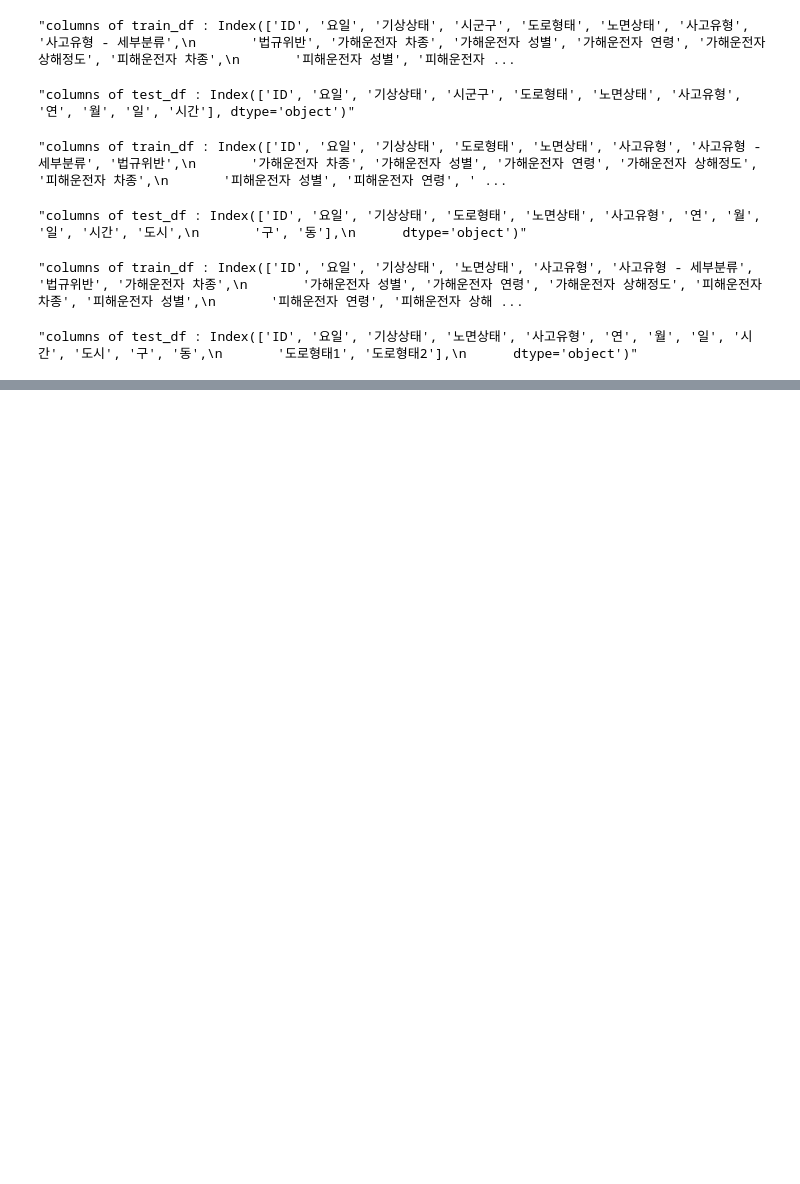
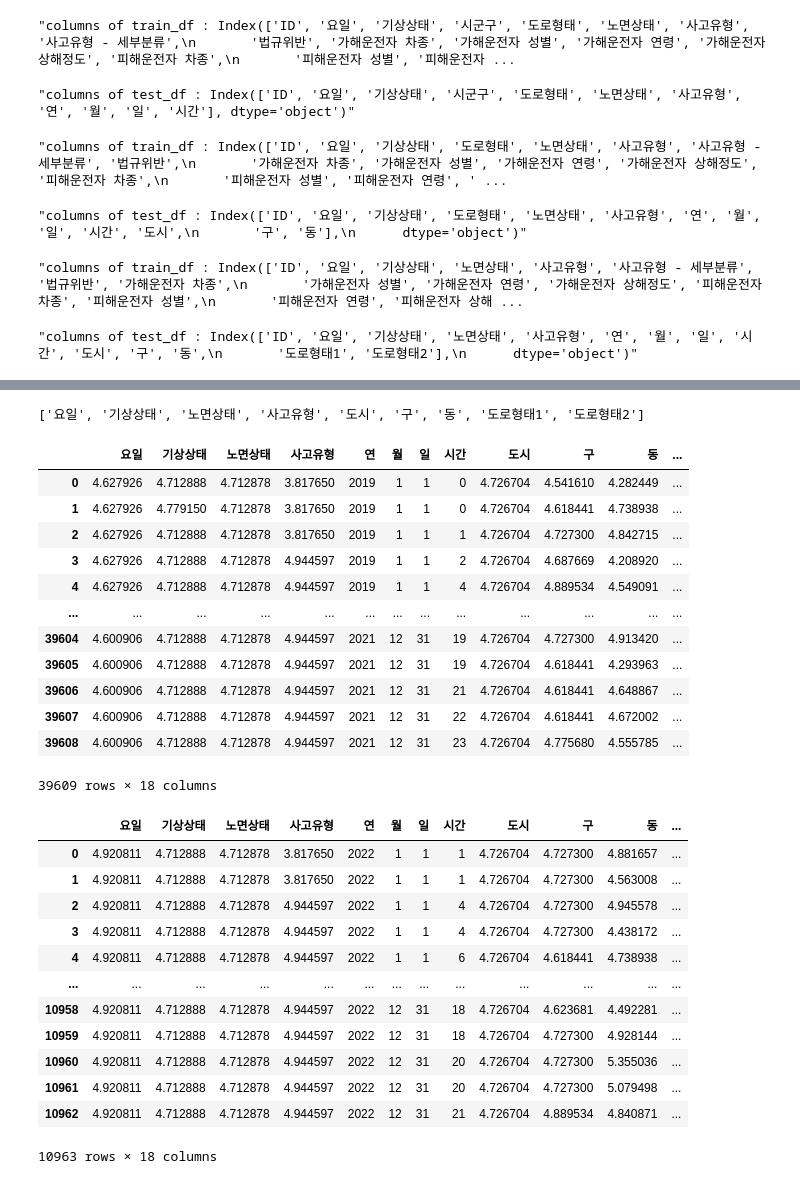
Before and after one commit to wonjinmon/dacon_daegu, a Jupyter notebook: EDA.ipynb, the cells around one changed output, grey strips where cells are left out. Drawn from its saved outputs; the diff is of its cells as text; code cells hidden in the pictures; blank space fills up the shorter version.

Commit message:
modified df

```diff
--- a/EDA.ipynb
+++ b/EDA.ipynb
@@ -122,0 +75,3 @@ test_df.to_csv('data/modified_test.csv')
+# %%
+train_df =pd.read_csv('data/modified_train.csv')
+test_df = pd.read_csv('data/modified_test.csv')
@@ -122,0 +119,16 @@ test_df.to_csv('data/modified_test.csv')
+# %%
+# 없는 값 평균으로 채우기
+
+train_df['cnt'] = train_df['cnt'].fillna(train_df['cnt'].mean())
+train_df['설치개수'] = train_df['설치개수'].fillna(train_df['설치개수'].mean())
+
+train_df['급지구분_1'] = train_df['급지구분_1'].fillna(train_df['급지구분_1'].mean())
+train_df['급지구분_2'] = train_df['급지구분_2'].fillna(train_df['급지구분_2'].mean())
+train_df['급지구분_3'] = train_df['급지구분_3'].fillna(train_df['급지구분_3'].mean())
+
+test_df['cnt'] = test_df['cnt'].fillna(test_df['cnt'].mean())
+test_df['설치개수'] = test_df['설치개수'].fillna(test_df['설치개수'].mean())
+
+test_df['급지구분_1'] = test_df['급지구분_1'].fillna(test_df['급지구분_1'].mean())
+test_df['급지구분_2'] = test_df['급지구분_2'].fillna(test_df['급지구분_2'].mean())
+test_df['급지구분_3'] = test_df['급지구분_3'].fillna(test_df['급지구분_3'].mean())
@@ -122,0 +138,51 @@ test_df.to_csv('data/modified_test.csv')
+# %%
+test_x = test_df.drop(columns=['ID']).copy()
+train_x = train_df[test_x.columns].copy()
+train_y = train_df['ECLO'].copy()
+# %%
+from category_encoders.target_encoder import TargetEncoder
+
+# 타겟인코딩 진행
+categorical_features = list(train_x.dtypes[train_x.dtypes == "object"].index)
+# 추출된 문자열 변수 확인
+display(categorical_features)
+
+for i in categorical_features:
+    te = TargetEncoder(cols=[i])
+    train_x[i] = te.fit_transform(train_x[i], train_y)
+    test_x[i] = te.transform(test_x[i])
+# %% [output]
+['요일', '기상상태', '노면상태', '사고유형', '도시', '구', '동', '도로형태1', '도로형태2']
+# %%
+train_x = train_x.drop(columns='Unnamed: 0')
+test_x = test_x.drop(columns='Unnamed: 0')
+
+display(train_x)
+display(test_x)
+# %% [output]
+|  | 요일 | 기상상태 | 노면상태 | 사고유형 | 연 | 월 | 일 | 시간 | 도시 | 구 | 동 | ... |
+| 0 | 4.627926 | 4.712888 | 4.712878 | 3.817650 | 2019 | 1 | 1 | 0 | 4.726704 | 4.541610 | 4.282449 | ... |
+| 1 | 4.627926 | 4.779150 | 4.712878 | 3.817650 | 2019 | 1 | 1 | 0 | 4.726704 | 4.618441 | 4.738938 | ... |
+| 2 | 4.627926 | 4.712888 | 4.712878 | 3.817650 | 2019 | 1 | 1 | 1 | 4.726704 | 4.727300 | 4.842715 | ... |
+| 3 | 4.627926 | 4.712888 | 4.712878 | 4.944597 | 2019 | 1 | 1 | 2 | 4.726704 | 4.687669 | 4.208920 | ... |
+| 4 | 4.627926 | 4.712888 | 4.712878 | 4.944597 | 2019 | 1 | 1 | 4 | 4.726704 | 4.889534 | 4.549091 | ... |
+| ... | ... | ... | ... | ... | ... | ... | ... | ... | ... | ... | ... | ... |
+| 39604 | 4.600906 | 4.712888 | 4.712878 | 4.944597 | 2021 | 12 | 31 | 19 | 4.726704 | 4.727300 | 4.913420 | ... |
+| 39605 | 4.600906 | 4.712888 | 4.712878 | 4.944597 | 2021 | 12 | 31 | 19 | 4.726704 | 4.618441 | 4.293963 | ... |
+| 39606 | 4.600906 | 4.712888 | 4.712878 | 4.944597 | 2021 | 12 | 31 | 21 | 4.726704 | 4.618441 | 4.648867 | ... |
+| 39607 | 4.600906 | 4.712888 | 4.712878 | 4.944597 | 2021 | 12 | 31 | 22 | 4.726704 | 4.618441 | 4.672002 | ... |
+| 39608 | 4.600906 | 4.712888 | 4.712878 | 4.944597 | 2021 | 12 | 31 | 23 | 4.726704 | 4.775680 | 4.555785 | ... |
+39609 rows × 18 columns
+|  | 요일 | 기상상태 | 노면상태 | 사고유형 | 연 | 월 | 일 | 시간 | 도시 | 구 | 동 | ... |
+| 0 | 4.920811 | 4.712888 | 4.712878 | 3.817650 | 2022 | 1 | 1 | 1 | 4.726704 | 4.727300 | 4.881657 | ... |
+| 1 | 4.920811 | 4.712888 | 4.712878 | 3.817650 | 2022 | 1 | 1 | 1 | 4.726704 | 4.727300 | 4.563008 | ... |
+| 2 | 4.920811 | 4.712888 | 4.712878 | 4.944597 | 2022 | 1 | 1 | 4 | 4.726704 | 4.727300 | 4.945578 | ... |
+| 3 | 4.920811 | 4.712888 | 4.712878 | 4.944597 | 2022 | 1 | 1 | 4 | 4.726704 | 4.727300 | 4.438172 | ... |
+| 4 | 4.920811 | 4.712888 | 4.712878 | 4.944597 | 2022 | 1 | 1 | 6 | 4.726704 | 4.618441 | 4.738938 | ... |
+| ... | ... | ... | ... | ... | ... | ... | ... | ... | ... | ... | ... | ... |
+| 10958 | 4.920811 | 4.712888 | 4.712878 | 4.944597 | 2022 | 12 | 31 | 18 | 4.726704 | 4.623681 | 4.492281 | ... |
+| 10959 | 4.920811 | 4.712888 | 4.712878 | 4.944597 | 2022 | 12 | 31 | 18 | 4.726704 | 4.727300 | 4.928144 | ... |
+| 10960 | 4.920811 | 4.712888 | 4.712878 | 4.944597 | 2022 | 12 | 31 | 20 | 4.726704 | 4.727300 | 5.355036 | ... |
+| 10961 | 4.920811 | 4.712888 | 4.712878 | 4.944597 | 2022 | 12 | 31 | 20 | 4.726704 | 4.727300 | 5.079498 | ... |
+| 10962 | 4.920811 | 4.712888 | 4.712878 | 4.944597 | 2022 | 12 | 31 | 21 | 4.726704 | 4.889534 | 4.840871 | ... |
+10963 rows × 18 columns
```
Also changed, not shown: parts of 10 cells of this notebook, 2 other files.
